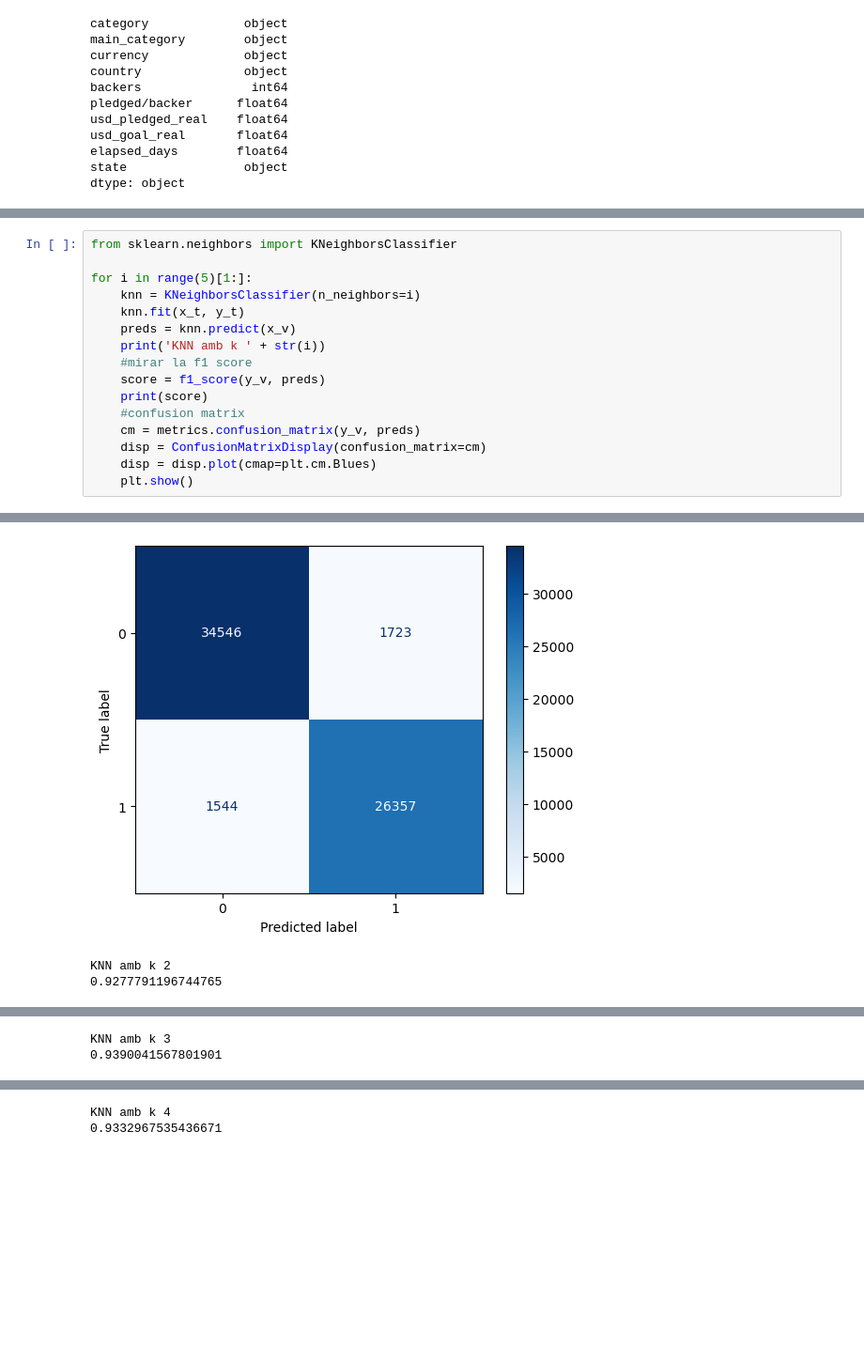
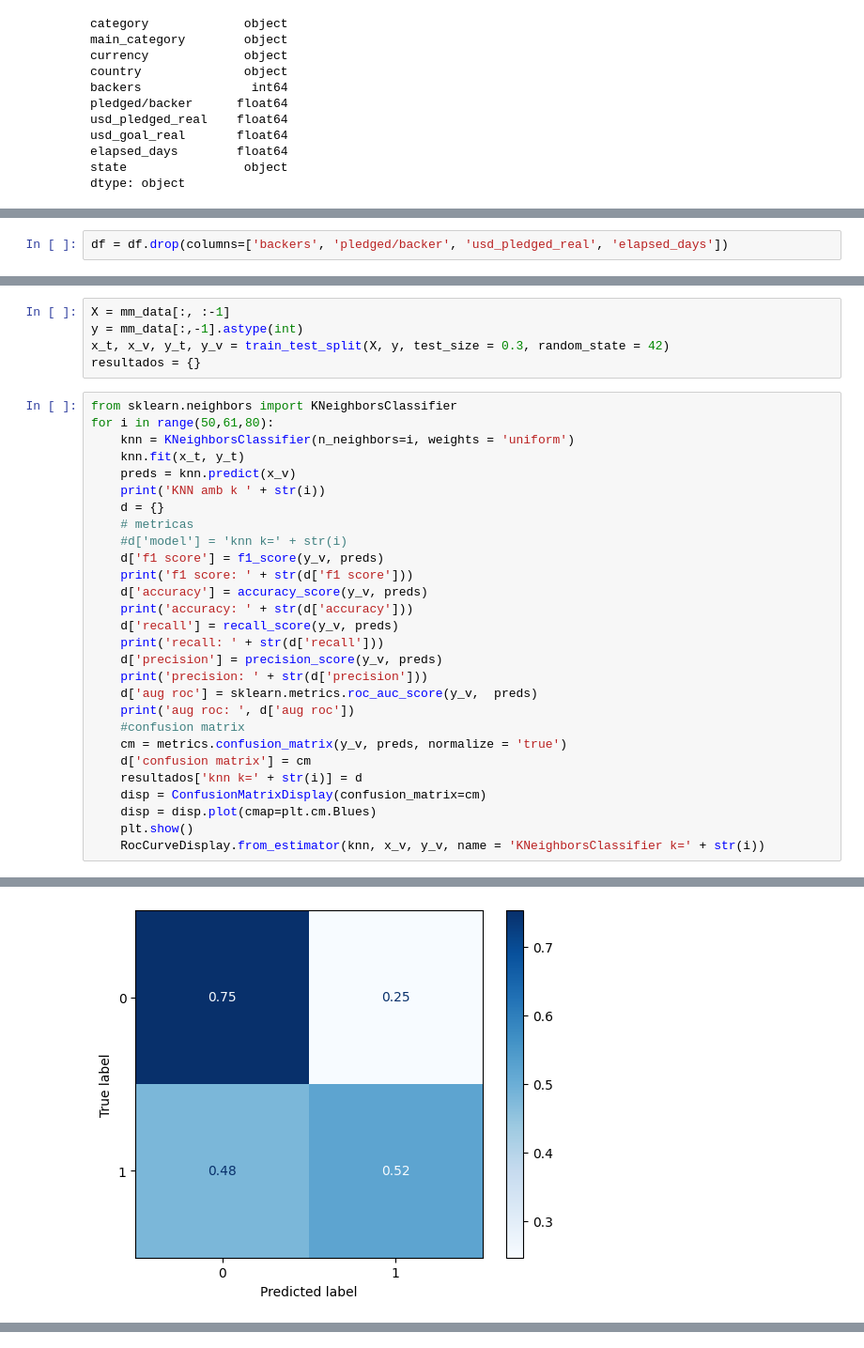
Before and after one commit to jaesmoris/Kickstarter_projects_kaggle, a Jupyter notebook: Kickstarter_projects.ipynb, the cells around one changed output, grey strips where cells are left out. Shown at 94% size. Saved outputs shown, nothing was run; the diff lists cells and outputs as text; blank space fills up the shorter version.

Commit message:
knn, logistic regression, cross-validation and roc curves

```diff
--- a/Kickstarter_projects.ipynb
+++ b/Kickstarter_projects.ipynb
@@ -223,2 +223,4 @@ sns.heatmap(df.corr(), ax = ax, annot = True)
 [figure]
+# %%
+df = df.drop(columns=['backers', 'pledged/backer', 'usd_pledged_real', 'elapsed_days'])
 # %%
@@ -274,17 +286,34 @@ x_t, x_v, y_t, y_v = train_test_split(X, y, test_size = 0.3, random_state = 42)
+# %%
+X = mm_data[:, :-1]
+y = mm_data[:,-1].astype(int)
+x_t, x_v, y_t, y_v = train_test_split(X, y, test_size = 0.3, random_state = 42)
+resultados = {}
 # %%
 from sklearn.neighbors import KNeighborsClassifier
-
-for i in range(5)[1:]:
-    knn = KNeighborsClassifier(n_neighbors=i)
+for i in range(50,61,80):
+    knn = KNeighborsClassifier(n_neighbors=i, weights = 'uniform')
     knn.fit(x_t, y_t)
     preds = knn.predict(x_v)
     print('KNN amb k ' + str(i))
-    #mirar la f1 score
-    score = f1_score(y_v, preds)
-    print(score)
+    d = {}
+    # metricas
+    #d['model'] = 'knn k=' + str(i)
+    d['f1 score'] = f1_score(y_v, preds)
+    print('f1 score: ' + str(d['f1 score']))
+    d['accuracy'] = accuracy_score(y_v, preds)
+    print('accuracy: ' + str(d['accuracy']))
+    d['recall'] = recall_score(y_v, preds)
+    print('recall: ' + str(d['recall']))
+    d['precision'] = precision_score(y_v, preds)
+    print('precision: ' + str(d['precision']))
+    d['aug roc'] = sklearn.metrics.roc_auc_score(y_v,  preds)
+    print('aug roc: ', d['aug roc'])
     #confusion matrix
-    cm = metrics.confusion_matrix(y_v, preds)
+    cm = metrics.confusion_matrix(y_v, preds, normalize = 'true')
+    d['confusion matrix'] = cm
+    resultados['knn k=' + str(i)] = d
     disp = ConfusionMatrixDisplay(confusion_matrix=cm)
     disp = disp.plot(cmap=plt.cm.Blues)
     plt.show()
+    RocCurveDisplay.from_estimator(knn, x_v, y_v, name = 'KNeighborsClassifier k=' + str(i))
 # %% [output]
@@ -293,3 +326 @@ KNN amb k 1
-[figure, old version]
+[figure, new version]
-KNN amb k 2
-0.9277791196744765
@@ -297,2 +327,0 @@ KNN amb k 2
-KNN amb k 3
-0.9390041567801901
@@ -300,2 +327,0 @@ KNN amb k 3
-KNN amb k 4
-0.9332967535436671
```
Also changed, not shown: parts of 24 cells of this notebook, 13 other files.
